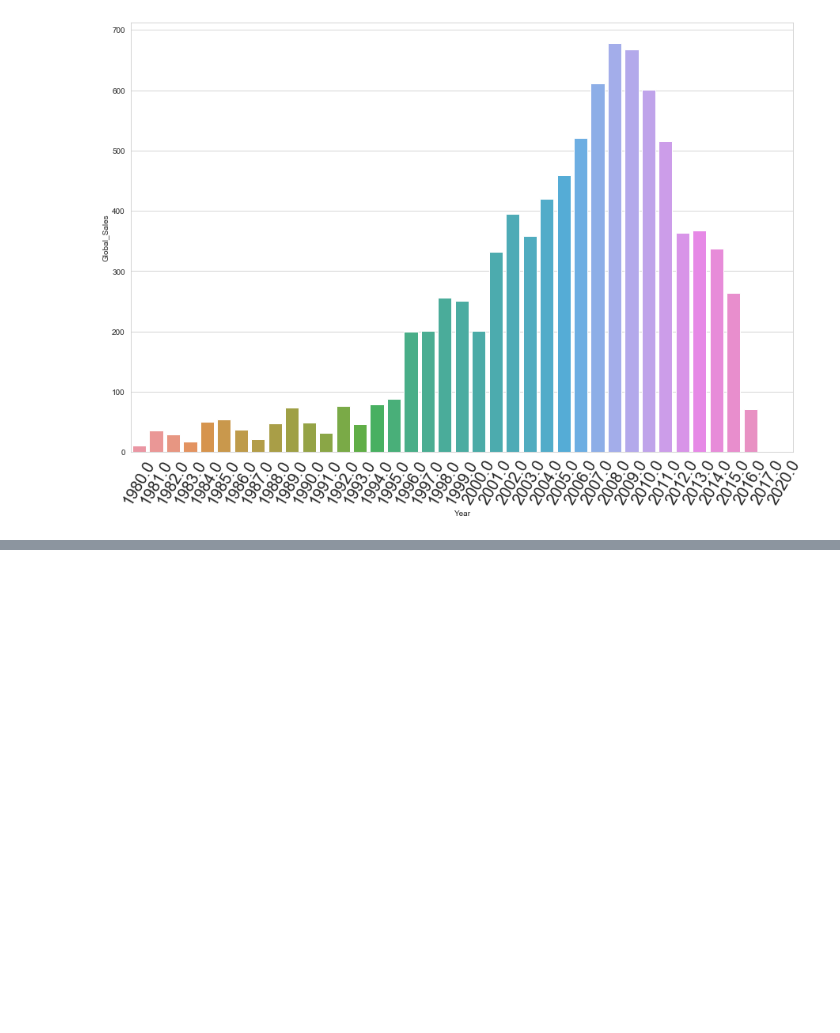
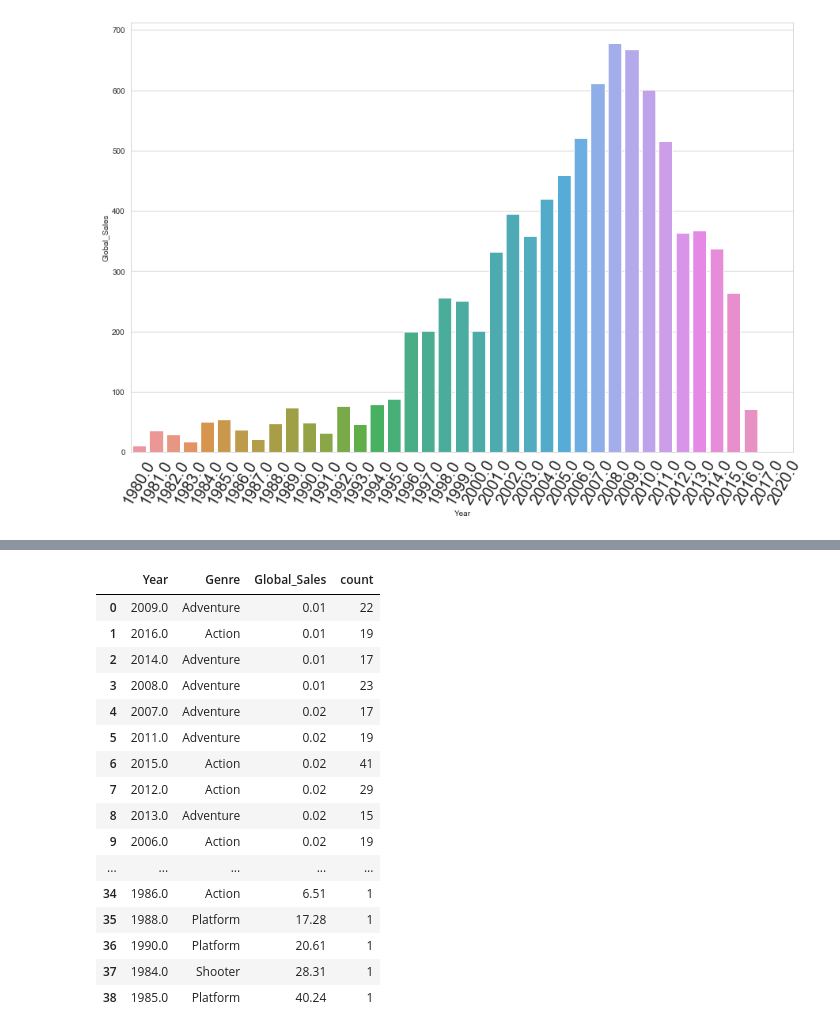
Before and after one commit to yeonghwanchoi/EDA, a Jupyter notebook: videogames/video_games.ipynb, the cells around one changed output, grey strips where cells are left out. Drawn from its saved outputs; the diff is of its cells as text; code cells hidden in the pictures; blank space fills up the shorter version.

Commit message:
add the genres that released the most in a single year

```diff
--- a/videogames/video_games.ipynb
+++ b/videogames/video_games.ipynb
@@ -211,7 +211,7 @@ plt.xticks(size=20,rotation=60)
 # %%
 # a single year that genre of game has been released the most
 
-year_max_df = data.groupby(['Year', 'Genre']).size().reset_index(name='count')
+year_max_df = data.groupby(['Year', 'Genre','Global_Sales']).size().reset_index(name='count')
 # year_max_idx = year_max_df.groupby(['Year'])['count'].transform(max) == year_max_df['count']
 # year_max_genre = year_max_df[year_max_idx].reset_index(drop=True)
 # year_max_genre = year_max_genre.drop_duplicates(subset=["Year", "count"], keep='last').reset_index(drop=True)
@@ -219,3 +237,4 @@ year_max_df = data.groupby(['Year', 'Genre']).size().reset_index(name='count')
 # %%
-year_max_df.groupby(['Year'])['count'].transform(max) == year_max_df['count']
+year_max_idx = year_max_df.groupby(['Year'])['count'].transform(max)==year_max_df['count']
+year_max_idx
 # %% [output]
@@ -233,0 +253,3 @@ Name: count, Length: 389, dtype: bool
+# %%
+year_max_genre = year_max_df[year_max_idx].reset_index(drop=True)
+year_max_genre
@@ -233,0 +270,22 @@ Name: count, Length: 389, dtype: bool
+# %%
+year_max_genre=year_max_genre.sort_values("Global_Sales")
+year_max_genre = year_max_genre.drop_duplicates(subset=["Year", "count"], keep="last").reset_index(drop=True)
+year_max_genre
+# %% [output]
+|  | Year | Genre | Global_Sales | count |
+| 0 | 2009.0 | Adventure | 0.01 | 22 |
+| 1 | 2016.0 | Action | 0.01 | 19 |
+| 2 | 2014.0 | Adventure | 0.01 | 17 |
+| 3 | 2008.0 | Adventure | 0.01 | 23 |
+| 4 | 2007.0 | Adventure | 0.02 | 17 |
+| 5 | 2011.0 | Adventure | 0.02 | 19 |
+| 6 | 2015.0 | Action | 0.02 | 41 |
+| 7 | 2012.0 | Action | 0.02 | 29 |
+| 8 | 2013.0 | Adventure | 0.02 | 15 |
+| 9 | 2006.0 | Action | 0.02 | 19 |
+| ... | ... | ... | ... | ... |
+| 34 | 1986.0 | Action | 6.51 | 1 |
+| 35 | 1988.0 | Platform | 17.28 | 1 |
+| 36 | 1990.0 | Platform | 20.61 | 1 |
+| 37 | 1984.0 | Shooter | 28.31 | 1 |
+| 38 | 1985.0 | Platform | 40.24 | 1 |
```
Also changed, not shown: parts of 5 cells of this notebook.
